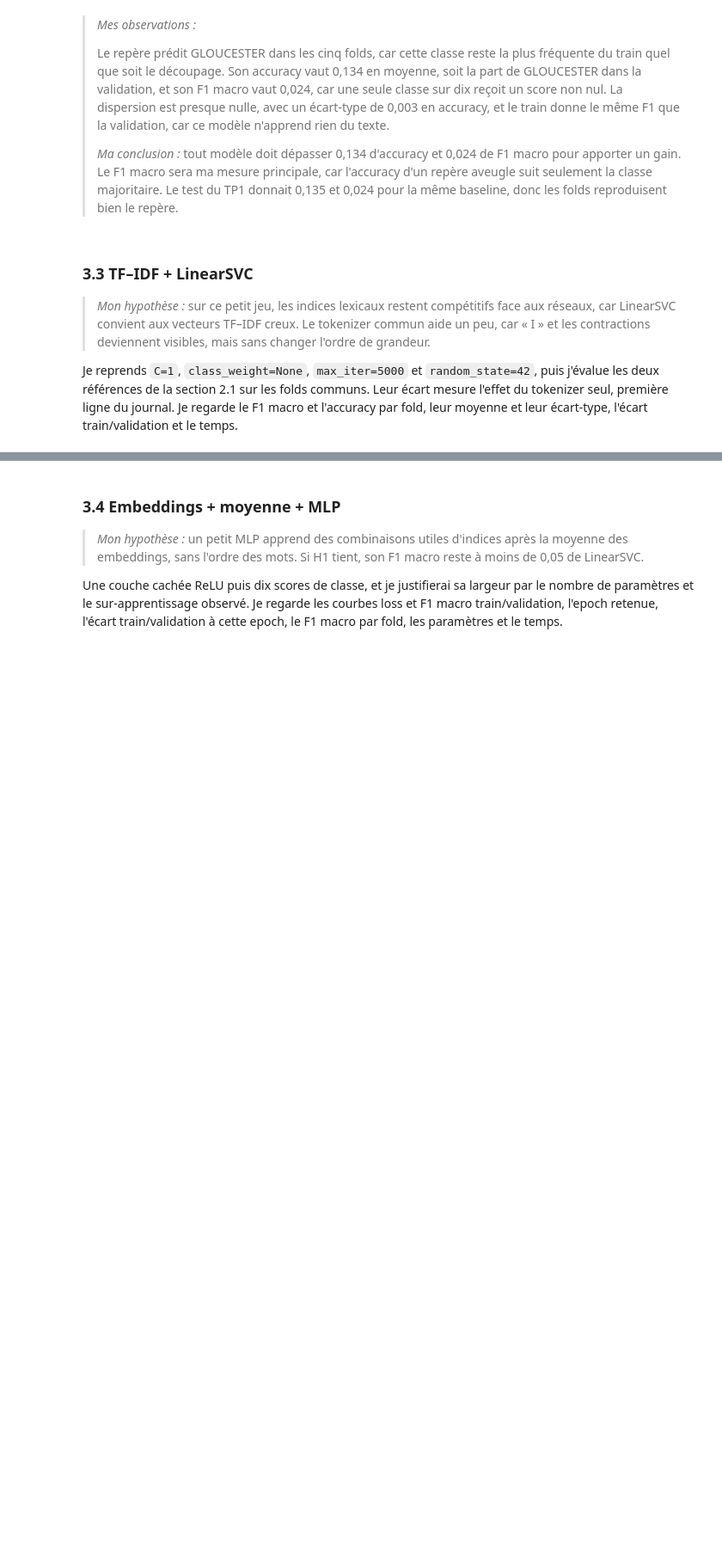
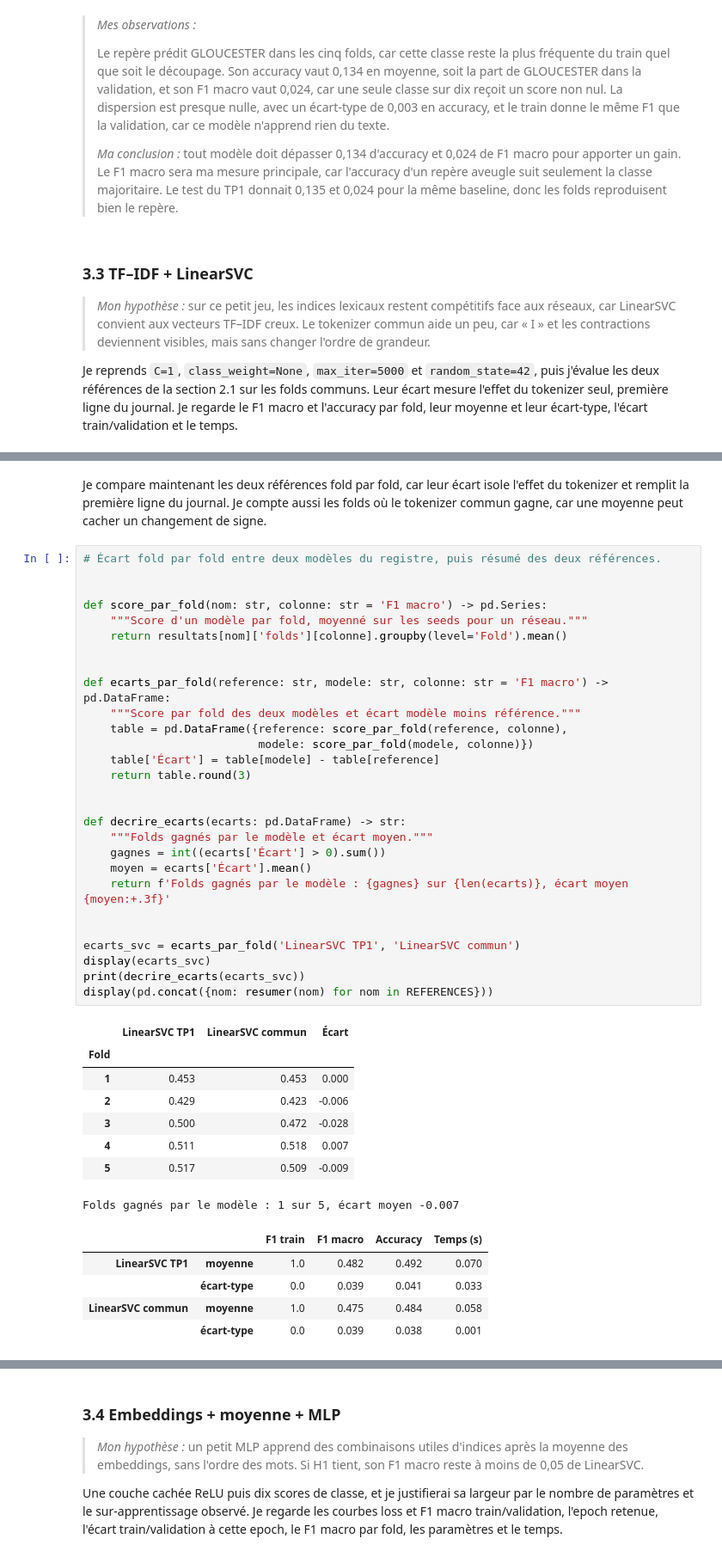
Before and after one commit to mcrayssac/ING3_IAA_GB_NLP, a Jupyter notebook: TP2_NLP_deep_learning.ipynb, the cells around one changed output, grey strips where cells are left out. Shown at 86% size. Drawn from its saved outputs; the diff is of its cells as text; blank space fills up the shorter version.

```diff
--- a/TP2_NLP_deep_learning.ipynb
+++ b/TP2_NLP_deep_learning.ipynb
@@ -1246,3 +1280,47 @@ Je reprends `C=1`, `class_weight=None`, `max_iter=5000` et `random_state=42`, pu
+# %% [markdown]
+Je compare maintenant les deux références fold par fold, car leur écart isole l'effet du tokenizer et remplit la première ligne du journal. Je compte aussi les folds où le tokenizer commun gagne, car une moyenne peut cacher un changement de signe.
+# %%
+# Écart fold par fold entre deux modèles du registre, puis résumé des deux références.
+
+
+def score_par_fold(nom: str, colonne: str = 'F1 macro') -> pd.Series:
+    """Score d'un modèle par fold, moyenné sur les seeds pour un réseau."""
+    return resultats[nom]['folds'][colonne].groupby(level='Fold').mean()
+
+
+def ecarts_par_fold(reference: str, modele: str, colonne: str = 'F1 macro') -> pd.DataFrame:
+    """Score par fold des deux modèles et écart modèle moins référence."""
+    table = pd.DataFrame({reference: score_par_fold(reference, colonne),
+                          modele: score_par_fold(modele, colonne)})
+    table['Écart'] = table[modele] - table[reference]
+    return table.round(3)
+
+
+def decrire_ecarts(ecarts: pd.DataFrame) -> str:
+    """Folds gagnés par le modèle et écart moyen."""
+    gagnes = int((ecarts['Écart'] > 0).sum())
+    moyen = ecarts['Écart'].mean()
+    return f'Folds gagnés par le modèle : {gagnes} sur {len(ecarts)}, écart moyen {moyen:+.3f}'
+
+
+ecarts_svc = ecarts_par_fold('LinearSVC TP1', 'LinearSVC commun')
+display(ecarts_svc)
+print(decrire_ecarts(ecarts_svc))
+display(pd.concat({nom: resumer(nom) for nom in REFERENCES}))
+# %% [output]
+|  | LinearSVC TP1 | LinearSVC commun | Écart |
+| Fold |  |  |  |
+| 1 | 0.453 | 0.453 | 0.000 |
+| 2 | 0.429 | 0.423 | -0.006 |
+| 3 | 0.500 | 0.472 | -0.028 |
+| 4 | 0.511 | 0.518 | 0.007 |
+| 5 | 0.517 | 0.509 | -0.009 |
+Folds gagnés par le modèle : 1 sur 5, écart moyen -0.007
+|  |  | F1 train | F1 macro | Accuracy | Temps (s) |
+| LinearSVC TP1 | moyenne | 1.0 | 0.482 | 0.492 | 0.070 |
+|  | écart-type | 0.0 | 0.039 | 0.041 | 0.033 |
+| LinearSVC commun | moyenne | 1.0 | 0.475 | 0.484 | 0.058 |
+|  | écart-type | 0.0 | 0.039 | 0.038 | 0.001 |
 # %% [markdown]
 > *Mes observations :*
 >
```
Also changed, not shown: parts of 4 cells of this notebook.
